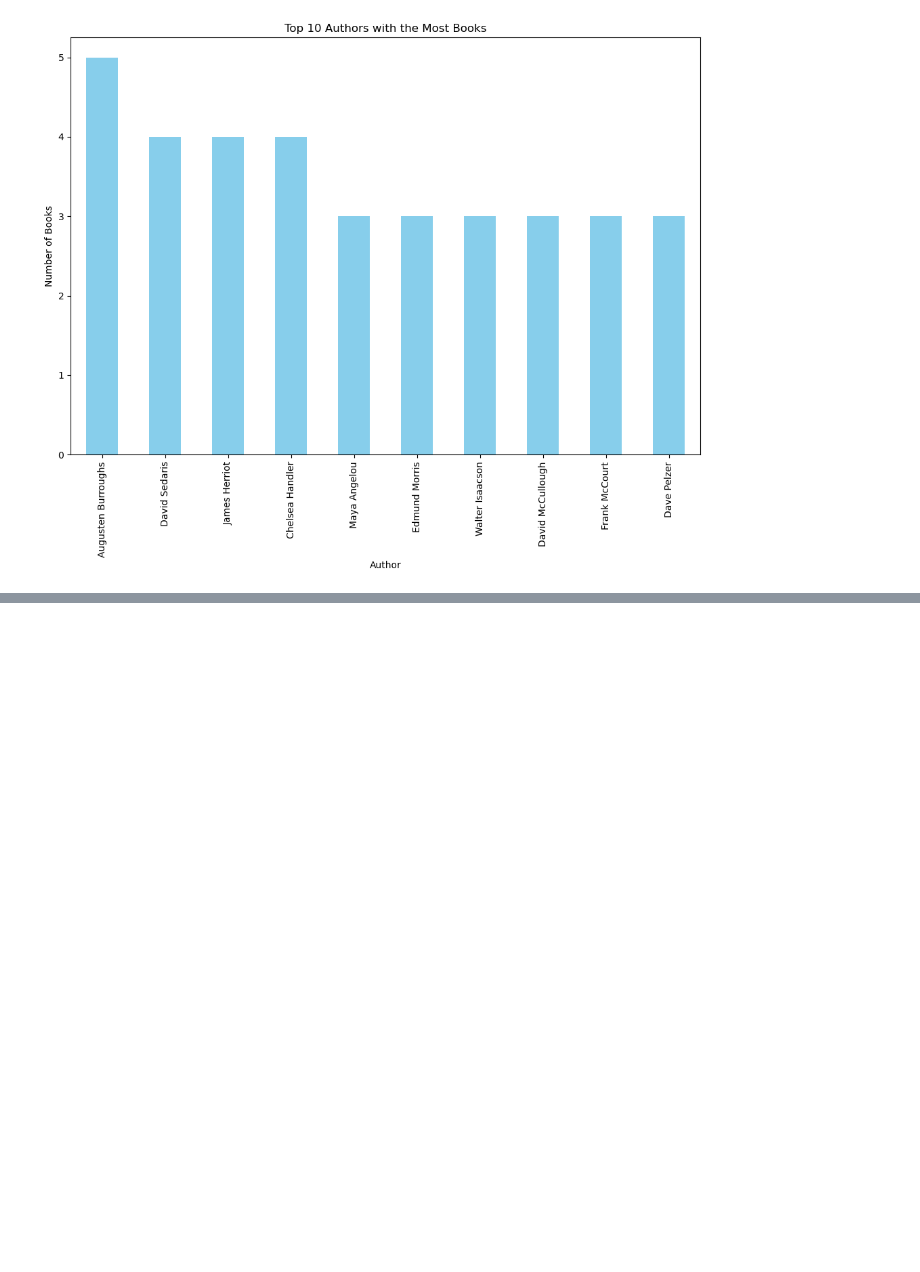
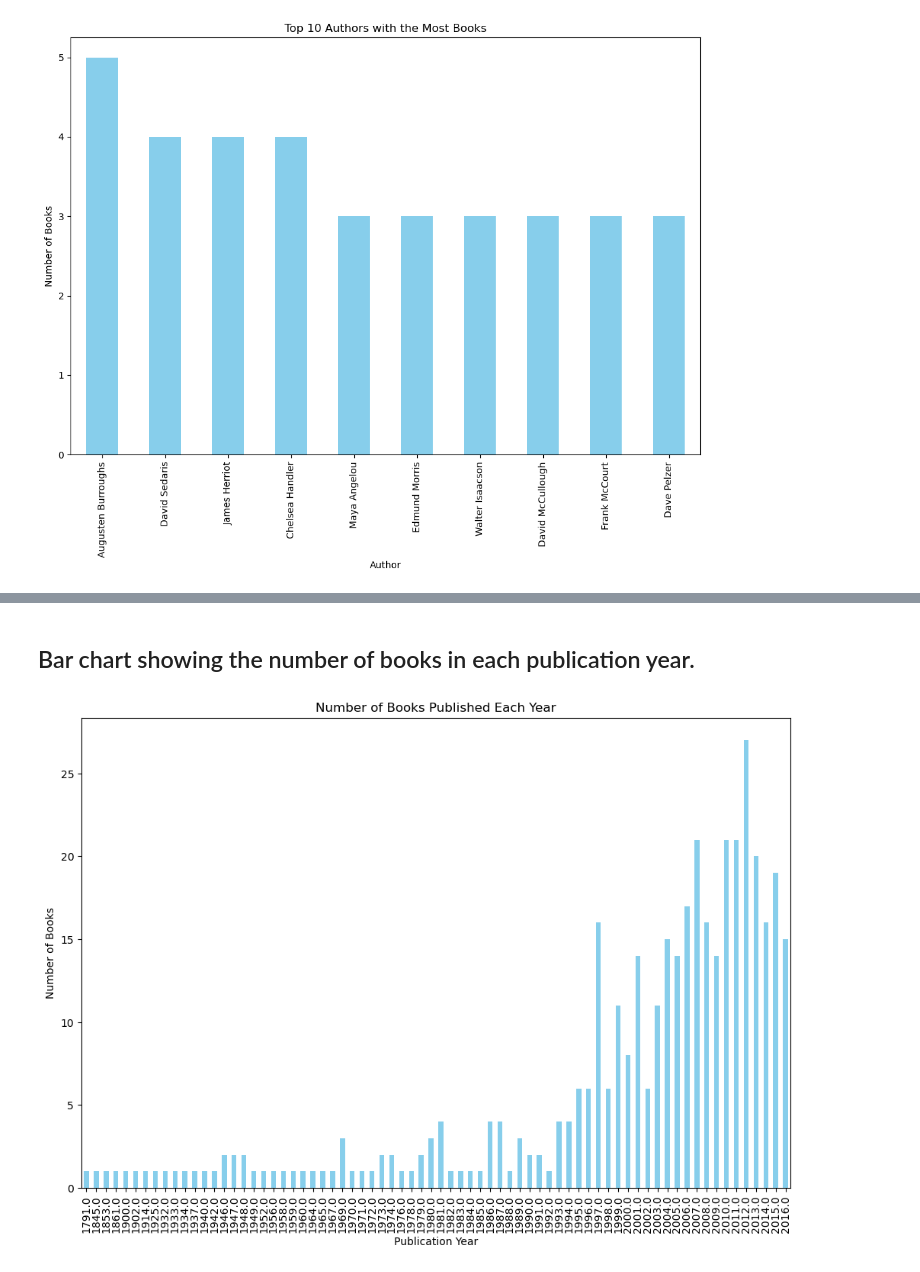
Before and after one commit to ShubhamGupta2505/randomwalk-ds-assessment, a Jupyter notebook: Assignment.ipynb, the cells around one changed output, grey strips where cells are left out. Saved outputs shown, nothing was run; the diff lists cells and outputs as text; code cells hidden in the pictures; blank space fills up the shorter version.

```diff
--- a/Assignment.ipynb
+++ b/Assignment.ipynb
@@ -196,0 +207,11 @@ plt.show()
+# %% [markdown]
+## Bar chart showing the number of books in each publication year.
+# %%
+publication_year_counts = books_df['original_publication_year'].value_counts().sort_index()
+publication_year_counts.plot(kind='bar', color='skyblue')
+plt.xlabel('Publication Year')
+plt.ylabel('Number of Books')
+plt.title('Number of Books Published Each Year')
+plt.show()
+# %% [output]
+[figure, added]
```
Also changed, not shown: parts of 4 cells of this notebook.
